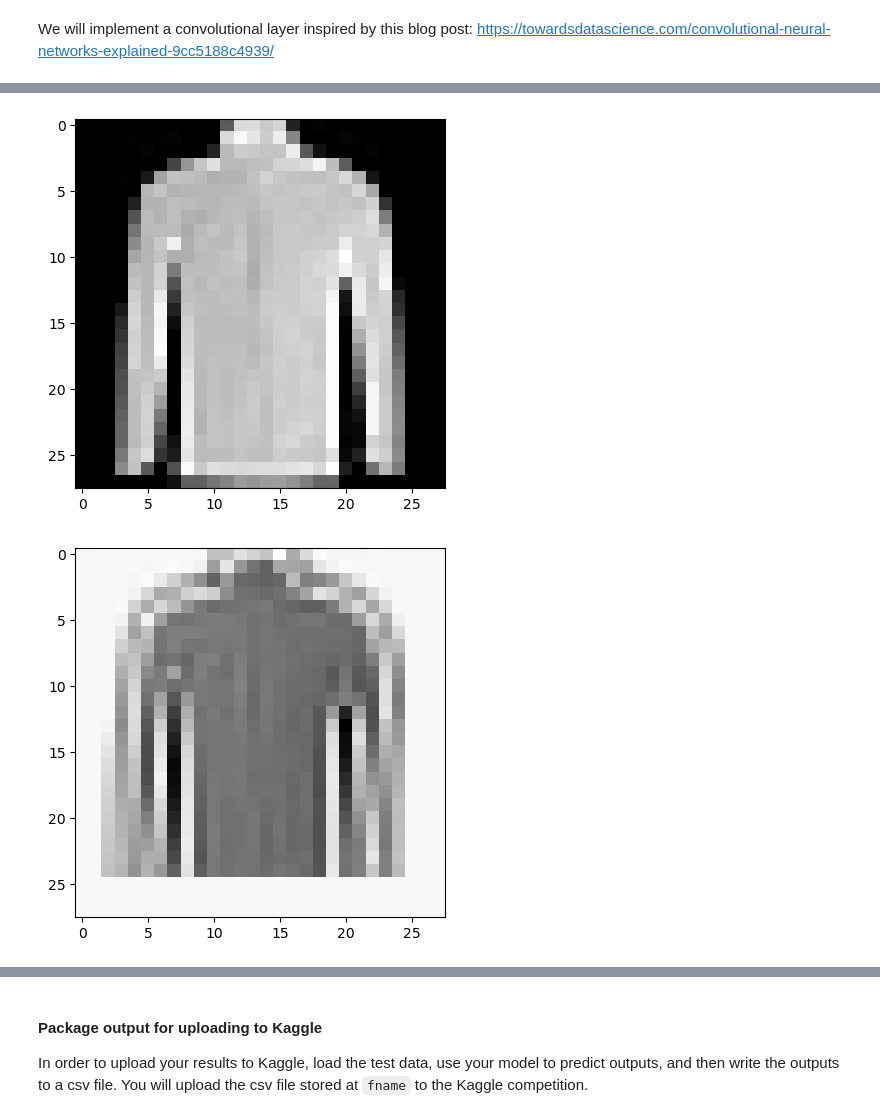
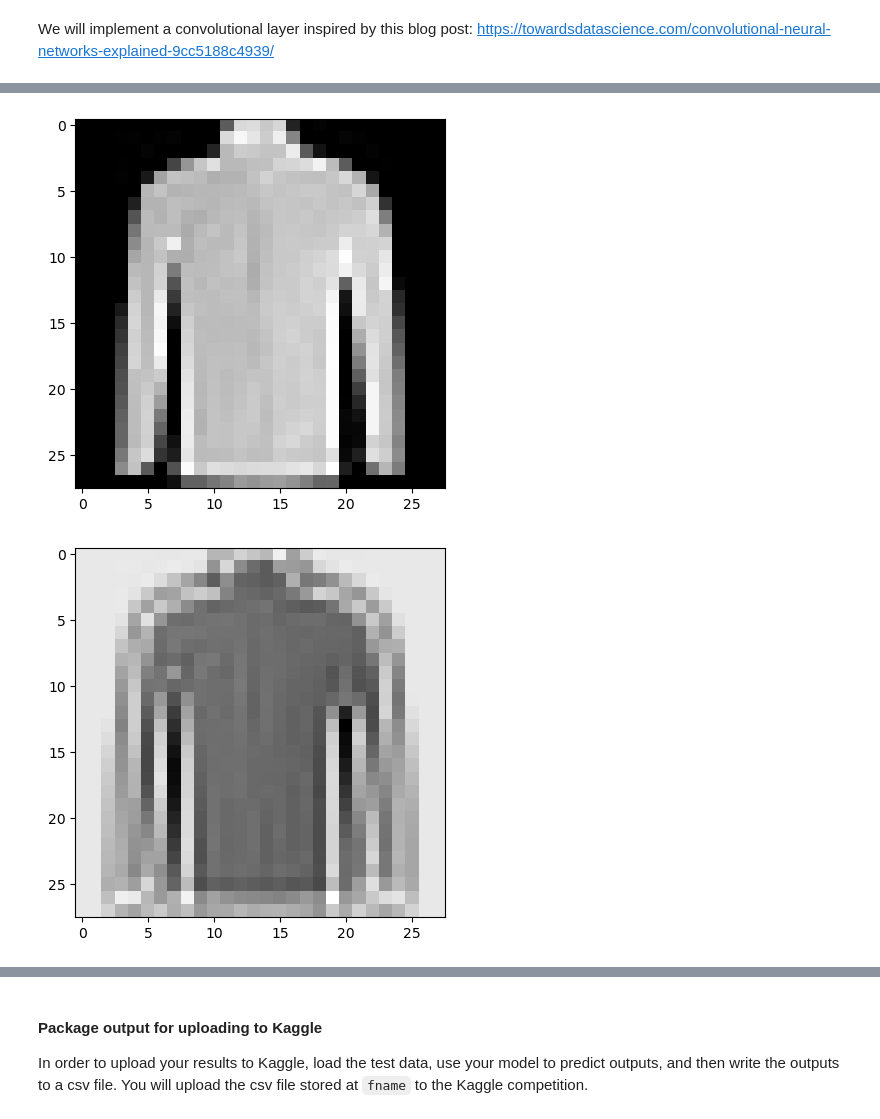
Before and after one commit to andrewlys/ttic31020, a Jupyter notebook: hw9/hw9 experimental/hw9.ipynb, the cells around one changed output, grey strips where cells are left out. Drawn from its saved outputs; the diff is of its cells as text; code cells hidden in the pictures.

```diff
--- a/hw9/hw9 experimental/hw9.ipynb
+++ b/hw9/hw9 experimental/hw9.ipynb
@@ -899,8 +899,6 @@ def Convolve(image: np.ndarray, kernel: np.ndarray, stride: int, padding: int):
     h, w, image_channels = image.shape
     k_h, k_w, ker_channels = kernel.shape
     assert image_channels == ker_channels
-    # flip kernel
-    kernel = np.flipud(np.fliplr(kernel))
     # get output dimensions
     h_out = (h - k_h + 2*padding) // stride + 1
     w_out = (w - k_w + 2*padding) // stride + 1
@@ -908,10 +906,30 @@ def Convolve(image: np.ndarray, kernel: np.ndarray, stride: int, padding: int):
     # pad image
     pad_image = np.pad(image, ((padding, padding), (padding, padding), (0,0)), mode='constant', constant_values=0)
     # convolve
-    for i in range(0, w - k_w, stride):
-        for j in range(0, h - k_h, stride):
-            output[i, j] = np.sum(pad_image[i:i+k_h, j:j+k_w]*kernel)
+    for i in range(w_out):
+        for j in range(h_out):
+            output[i, j] = np.sum(pad_image[i * stride:i * stride + k_h, j * stride:j * stride + k_w] * kernel)
     return output
+# %%
+def interweave_with_zeros(arr: np.ndarray, n: int) -> np.ndarray:
+    '''
+    Add a int rows and cols of zeros after each element in the array.
+    Args:
+        np.ndarray: 2D array
+        shape (h, w)
+        n: number of zeros to add after each element
+    Returns:
+        np.ndarray: 2D array with zeros added
+        shape (h + h*n, w + w*n)
+    '''
+    h, w = arr.shape
+    new_h = h + h*n
+    new_w = w + w*n
+    new_arr = np.zeros((new_h, new_w))
+    for i in range(h):
+        for j in range(w):
+            new_arr[i + i*n, j + j*n] = arr[i, j]
+    return new_arr
 # %%
 class Conv(Module):
     def __init__(self, in_channels: int, out_channels: int, kernel_size: int, stride: int, padding: int):
@@ -1007,14 +1059,14 @@ class Conv(Module):
         return grad_params
 # %%
 # test the forward pass
-cnn_clf = Conv(1, 1, 3, 1, 1)
-cnn_clf.weight = np.array([
+cnn_clf_forward_test = Conv(1, 1, 3, 1, 1)
+cnn_clf_forward_test.weight = np.array([
     [-1, -1, -1],
     [-1, 4, -1],
     [-1, -1, -1]
 ])[np.newaxis, :, :, np.newaxis] # edge detection
-cnn_clf.forward(Xfm_train[:3])
-for x_in, x_out in zip(Xfm_train[:3], cnn_clf._output):
+cnn_clf_forward_test.forward(Xfm_train[:3])
+for x_in, x_out in zip(Xfm_train[:3], cnn_clf_forward_test._output):
     plt.figure()
     plt.imshow(x_in[:, :, 0], cmap='gray')
     plt.show()
@@ -1026,3 +1078,3 @@ for x_in, x_out in zip(Xfm_train[:3], cnn_clf._output):
 [figure]
-[figure, old version]
+[figure, new version]
 [figure]
```
Also changed, not shown: parts of 3 cells of this notebook.
